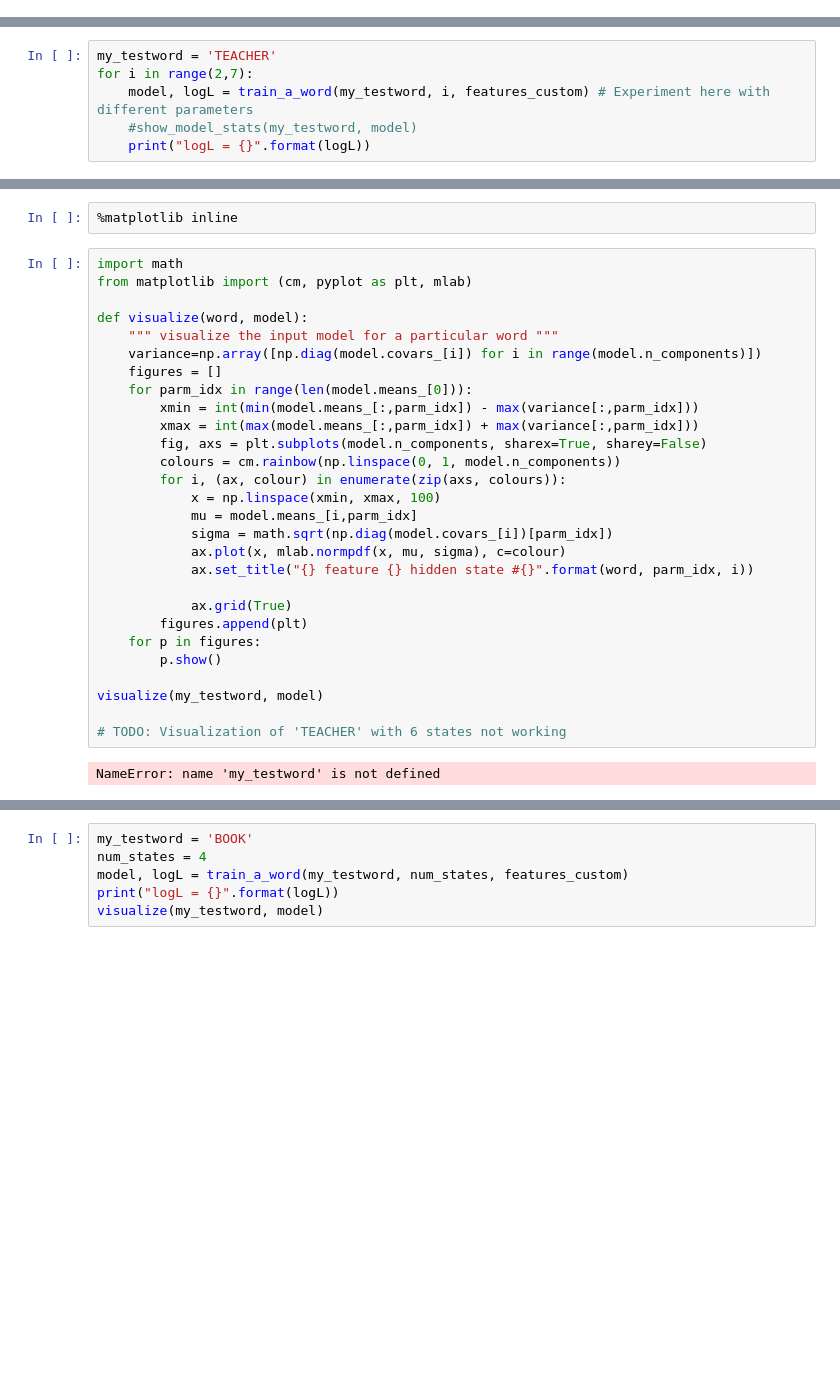
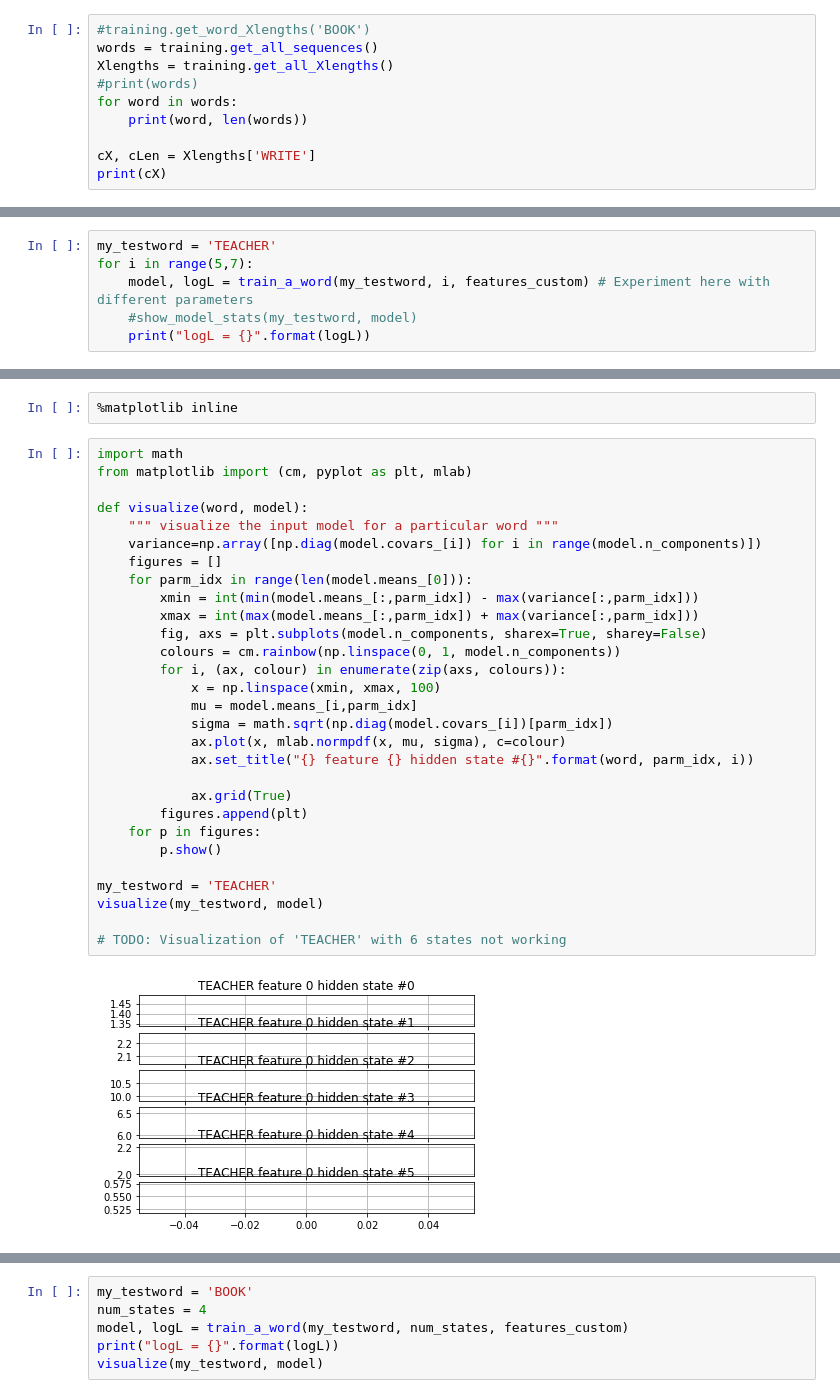
Before and after one commit to CarstenIsert/AIND-Recognizer, a Jupyter notebook: asl_recognizer.ipynb, the cells around one changed output, grey strips where cells are left out. Cells and saved outputs as stored; diff of their text form; blank space fills up the shorter version.

```diff
--- a/asl_recognizer.ipynb
+++ b/asl_recognizer.ipynb
@@ -139,0 +120,10 @@ training.get_word_Xlengths('CHOCOLATE')
+# %%
+#training.get_word_Xlengths('BOOK')
+words = training.get_all_sequences()
+Xlengths = training.get_all_Xlengths()
+#print(words)
+for word in words:
+    print(word, len(words))
+
+cX, cLen = Xlengths['WRITE']
+print(cX)
@@ -416,7 +424,7 @@ variance =  [ 19.70434594  16.83041492  30.51552305  11.03678246]
 Experiment by changing the feature set, word, and/or num_hidden_states values in the next cell to see changes in values.
 # %%
 my_testword = 'TEACHER'
-for i in range(2,7):
+for i in range(5,7):
     model, logL = train_a_word(my_testword, i, features_custom) # Experiment here with different parameters
     #show_model_stats(my_testword, model)
     print("logL = {}".format(logL))
@@ -502,30 +504,31 @@ We can plot the means and variances for each state and feature.  Try varying the
 # %%
 import math
 from matplotlib import (cm, pyplot as plt, mlab)
 
 def visualize(word, model):
     """ visualize the input model for a particular word """
     variance=np.array([np.diag(model.covars_[i]) for i in range(model.n_components)])
     figures = []
     for parm_idx in range(len(model.means_[0])):
         xmin = int(min(model.means_[:,parm_idx]) - max(variance[:,parm_idx]))
         xmax = int(max(model.means_[:,parm_idx]) + max(variance[:,parm_idx]))
         fig, axs = plt.subplots(model.n_components, sharex=True, sharey=False)
         colours = cm.rainbow(np.linspace(0, 1, model.n_components))
         for i, (ax, colour) in enumerate(zip(axs, colours)):
             x = np.linspace(xmin, xmax, 100)
             mu = model.means_[i,parm_idx]
             sigma = math.sqrt(np.diag(model.covars_[i])[parm_idx])
             ax.plot(x, mlab.normpdf(x, mu, sigma), c=colour)
             ax.set_title("{} feature {} hidden state #{}".format(word, parm_idx, i))
 
             ax.grid(True)
         figures.append(plt)
     for p in figures:
         p.show()
 
+my_testword = 'TEACHER'
 visualize(my_testword, model)
 
 # TODO: Visualization of 'TEACHER' with 6 states not working
 # %% [output]
-NameError: name 'my_testword' is not defined
+[figure, added]
```
Also changed, not shown: parts of 8 cells of this notebook, 1 other file.
